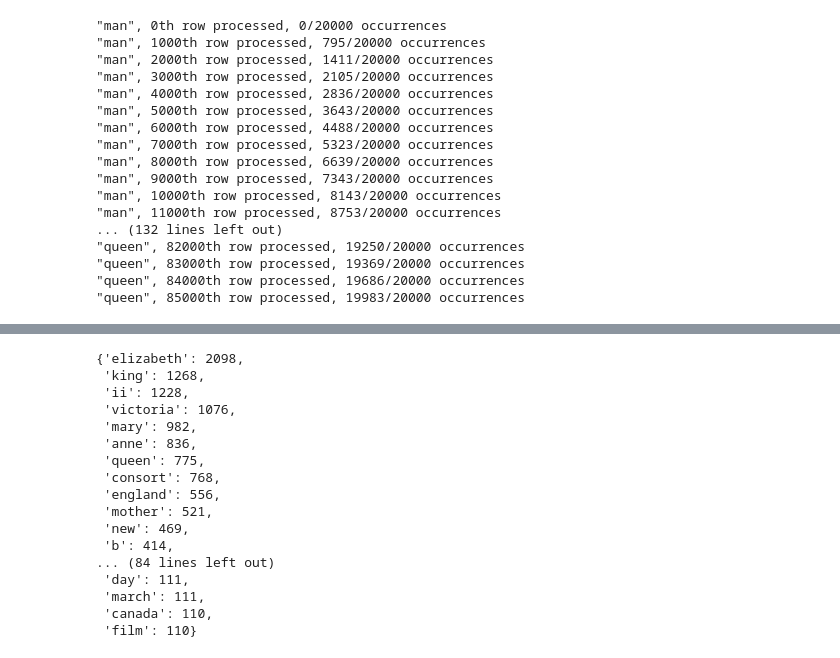
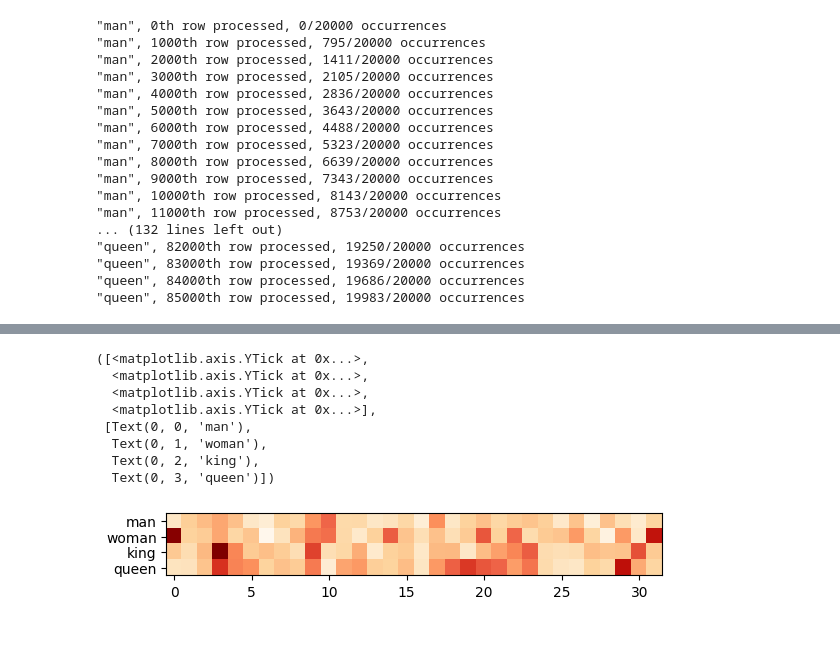
Before and after one commit to iuruoy-shao/word-embedding-bloom-filters, a Jupyter notebook: frequency_generation.ipynb, the cells around one changed output, grey strips where cells are left out. Drawn from its saved outputs; the diff is of its cells as text; code cells hidden in the pictures.

Commit message:
representations

```diff
--- a/frequency_generation.ipynb
+++ b/frequency_generation.ipynb
@@ -125,4 +125,13 @@ for value in l:
 with open('frequencies.json', 'r') as f:
     frequencies = json.load(f)
 # %%
-dict(sorted(frequencies['man'].items(), key=lambda item: item[1], reverse=True)[:100])
+top_100_freq = {
+    key: dict(
+        sorted(
+            frequencies[key].items(), key=lambda item: item[1], reverse=True
+        )[:100]
+    )
+    for key in frequencies.keys()
+}
+with open('top_frequencies.json', 'w') as f:
+    json.dump(top_100_freq, f, indent=4)
@@ -147,23 +138,3 @@ dict(sorted(frequencies['man'].items(), key=lambda item: item[1], reverse=True)[
-# %%
-dict(sorted(frequencies['queen'].items(), key=lambda item: item[1], reverse=True)[:100])
-# %% [output]
-{'elizabeth': 2098,
- 'king': 1268,
- 'ii': 1228,
- 'victoria': 1076,
- 'mary': 982,
- 'anne': 836,
- 'queen': 775,
- 'consort': 768,
- 'england': 556,
- 'mother': 521,
- 'new': 469,
- 'b': 414,
-... (84 lines left out)
- 'day': 111,
- 'march': 111,
- 'canada': 110,
- 'film': 110}
 # %%
 import mmh3
 from bitarray import bitarray
@@ -176,3 +147,12 @@ def hash_token(token, bits):
         digest = mmh3.hash(token, i) % bits
         bit_array[digest] = True
     return bit_array
+# %%
+representations = {}
+for key in top_100_freq.keys():
+    w_representation = np.zeros(32, dtype=int)
+    representations[key] = {'indv':{}, 'total':None}
+    for word in top_100_freq[key].keys():
+        representations[key]['indv'][word] = list(hash_token(word, 32))
+        w_representation += np.array(list(hash_token(word, 32))) * top_100_freq[key][word]
+    representations[key]['total'] = w_representation.tolist()
@@ -178,0 +162,19 @@ def hash_token(token, bits):
+# %%
+arr = []
+for representation in representations.values():
+    arr += representation['total']
+representation_16_array = np.array(arr).reshape((4,-1))
+# %%
+import matplotlib.pyplot as plt
+plt.imshow(representation_16_array, cmap='OrRd')
+plt.yticks(ticks=np.arange(4), labels=representations.keys())
+# %% [output]
+([<matplotlib.axis.YTick at 0x...>,
+  <matplotlib.axis.YTick at 0x...>,
+  <matplotlib.axis.YTick at 0x...>,
+  <matplotlib.axis.YTick at 0x...>],
+ [Text(0, 0, 'man'),
+  Text(0, 1, 'woman'),
+  Text(0, 2, 'king'),
+  Text(0, 3, 'queen')])
+[figure, added]
```
Also changed, not shown: parts of 3 cells of this notebook, 1 other file.
